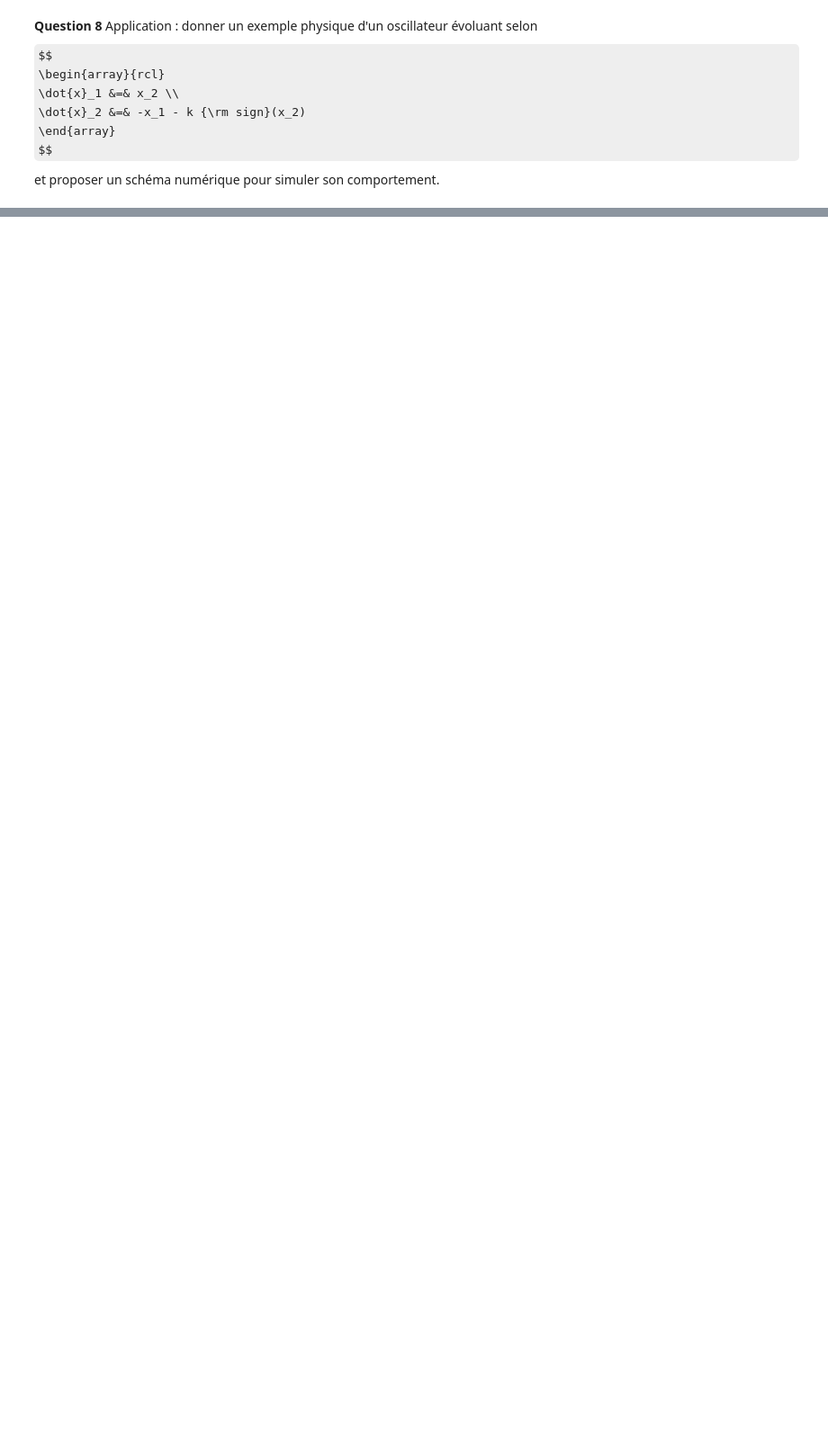
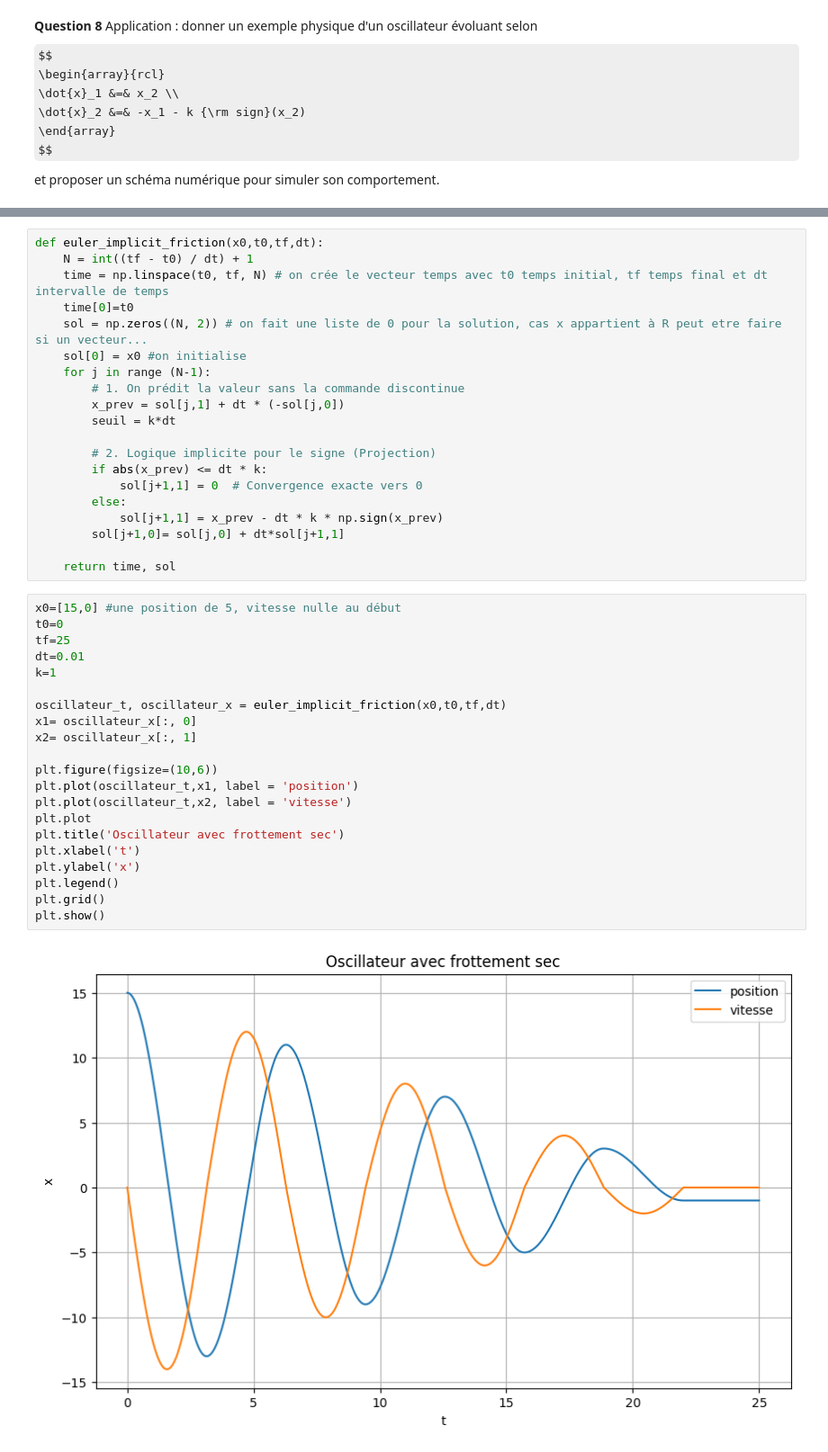
Before and after one commit to eleonoredt/projet_info_UE11, a Jupyter notebook: projet-2.ipynb, the cells around one changed output, grey strips where cells are left out. Shown at 90% size. Drawn from its saved outputs; the diff is of its cells as text; some formulas as TeX source; blank space fills up the shorter version.

```diff
--- a/projet-2.ipynb
+++ b/projet-2.ipynb
@@ -292,0 +339,43 @@ def euler_implicit_friction(x0,t0,tf,dt):
+# %%
+def euler_implicit_friction(x0,t0,tf,dt):
+    N = int((tf - t0) / dt) + 1
+    time = np.linspace(t0, tf, N) # on crée le vecteur temps avec t0 temps initial, tf temps final et dt intervalle de temps
+    time[0]=t0
+    sol = np.zeros((N, 2)) # on fait une liste de 0 pour la solution, cas x appartient à R peut etre faire si un vecteur...
+    sol[0] = x0 #on initialise
+    for j in range (N-1):
+        # 1. On prédit la valeur sans la commande discontinue
+        x_prev = sol[j,1] + dt * (-sol[j,0])
+        seuil = k*dt
+
+        # 2. Logique implicite pour le signe (Projection)
+        if abs(x_prev) <= dt * k:
+            sol[j+1,1] = 0  # Convergence exacte vers 0
+        else:
+            sol[j+1,1] = x_prev - dt * k * np.sign(x_prev)
+        sol[j+1,0]= sol[j,0] + dt*sol[j+1,1]
+
+    return time, sol
+# %%
+x0=[15,0] #une position de 5, vitesse nulle au début
+t0=0
+tf=25
+dt=0.01
+k=1
+
+oscillateur_t, oscillateur_x = euler_implicit_friction(x0,t0,tf,dt)
+x1= oscillateur_x[:, 0]
+x2= oscillateur_x[:, 1]
+
+plt.figure(figsize=(10,6))
+plt.plot(oscillateur_t,x1, label = 'position')
+plt.plot(oscillateur_t,x2, label = 'vitesse')
+plt.plot
+plt.title('Oscillateur avec frottement sec')
+plt.xlabel('t')
+plt.ylabel('x')
+plt.legend()
+plt.grid()
+plt.show()
+# %% [output]
+[figure, added]
```
Also changed, not shown: parts of 13 cells of this notebook.
